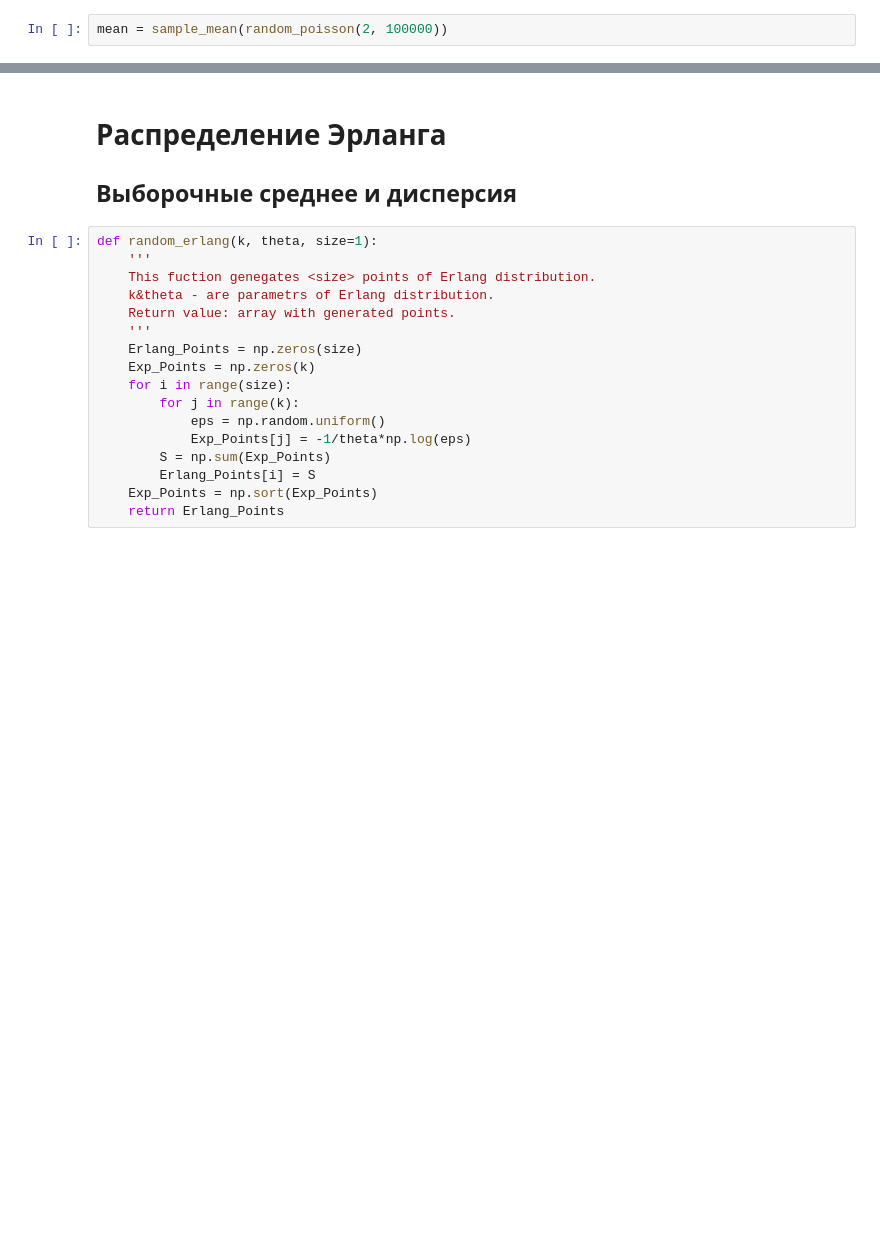
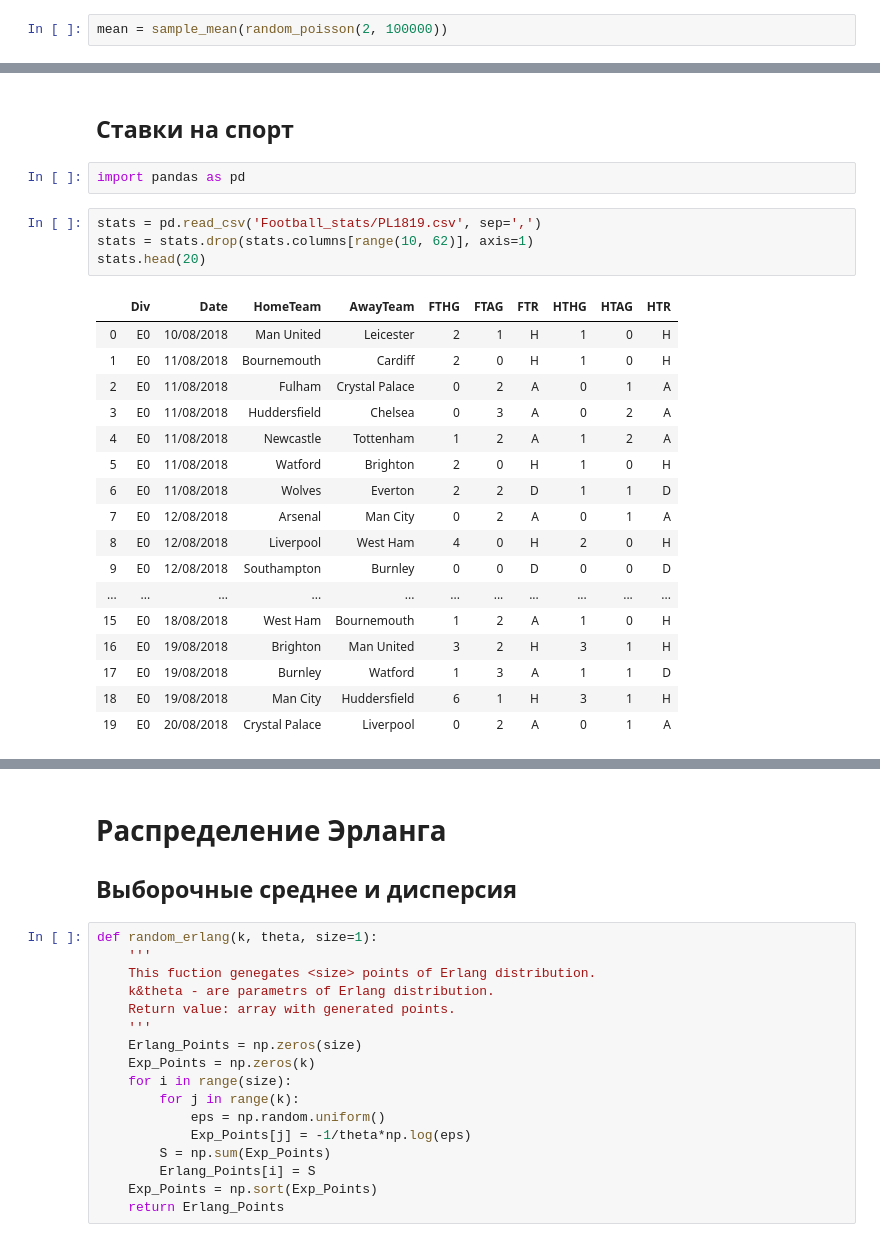
Before and after one commit to NikitaYurasov/Mathematical-statistics, a Jupyter notebook: ДЗ3.ipynb, the cells around one changed output, grey strips where cells are left out. Saved outputs shown, nothing was run; the diff lists cells and outputs as text; blank space fills up the shorter version.

```diff
--- a/ДЗ3.ipynb
+++ b/ДЗ3.ipynb
@@ -98,0 +111,26 @@ np.var(random_poisson(2, 100000))
+# %% [markdown]
+## Ставки на спорт
+# %%
+import pandas as pd
+# %%
+stats = pd.read_csv('Football_stats/PL1819.csv', sep=',')
+stats = stats.drop(stats.columns[range(10, 62)], axis=1)
+stats.head(20)
+# %% [output]
+|  | Div | Date | HomeTeam | AwayTeam | FTHG | FTAG | FTR | HTHG | HTAG | HTR |
+| 0 | E0 | 10/08/2018 | Man United | Leicester | 2 | 1 | H | 1 | 0 | H |
+| 1 | E0 | 11/08/2018 | Bournemouth | Cardiff | 2 | 0 | H | 1 | 0 | H |
+| 2 | E0 | 11/08/2018 | Fulham | Crystal Palace | 0 | 2 | A | 0 | 1 | A |
+| 3 | E0 | 11/08/2018 | Huddersfield | Chelsea | 0 | 3 | A | 0 | 2 | A |
+| 4 | E0 | 11/08/2018 | Newcastle | Tottenham | 1 | 2 | A | 1 | 2 | A |
+| 5 | E0 | 11/08/2018 | Watford | Brighton | 2 | 0 | H | 1 | 0 | H |
+| 6 | E0 | 11/08/2018 | Wolves | Everton | 2 | 2 | D | 1 | 1 | D |
+| 7 | E0 | 12/08/2018 | Arsenal | Man City | 0 | 2 | A | 0 | 1 | A |
+| 8 | E0 | 12/08/2018 | Liverpool | West Ham | 4 | 0 | H | 2 | 0 | H |
+| 9 | E0 | 12/08/2018 | Southampton | Burnley | 0 | 0 | D | 0 | 0 | D |
+| ... | ... | ... | ... | ... | ... | ... | ... | ... | ... | ... |
+| 15 | E0 | 18/08/2018 | West Ham | Bournemouth | 1 | 2 | A | 1 | 0 | H |
+| 16 | E0 | 19/08/2018 | Brighton | Man United | 3 | 2 | H | 3 | 1 | H |
+| 17 | E0 | 19/08/2018 | Burnley | Watford | 1 | 3 | A | 1 | 1 | D |
+| 18 | E0 | 19/08/2018 | Man City | Huddersfield | 6 | 1 | H | 3 | 1 | H |
+| 19 | E0 | 20/08/2018 | Crystal Palace | Liverpool | 0 | 2 | A | 0 | 1 | A |
```
Also changed, not shown: parts of 18 cells of this notebook.
